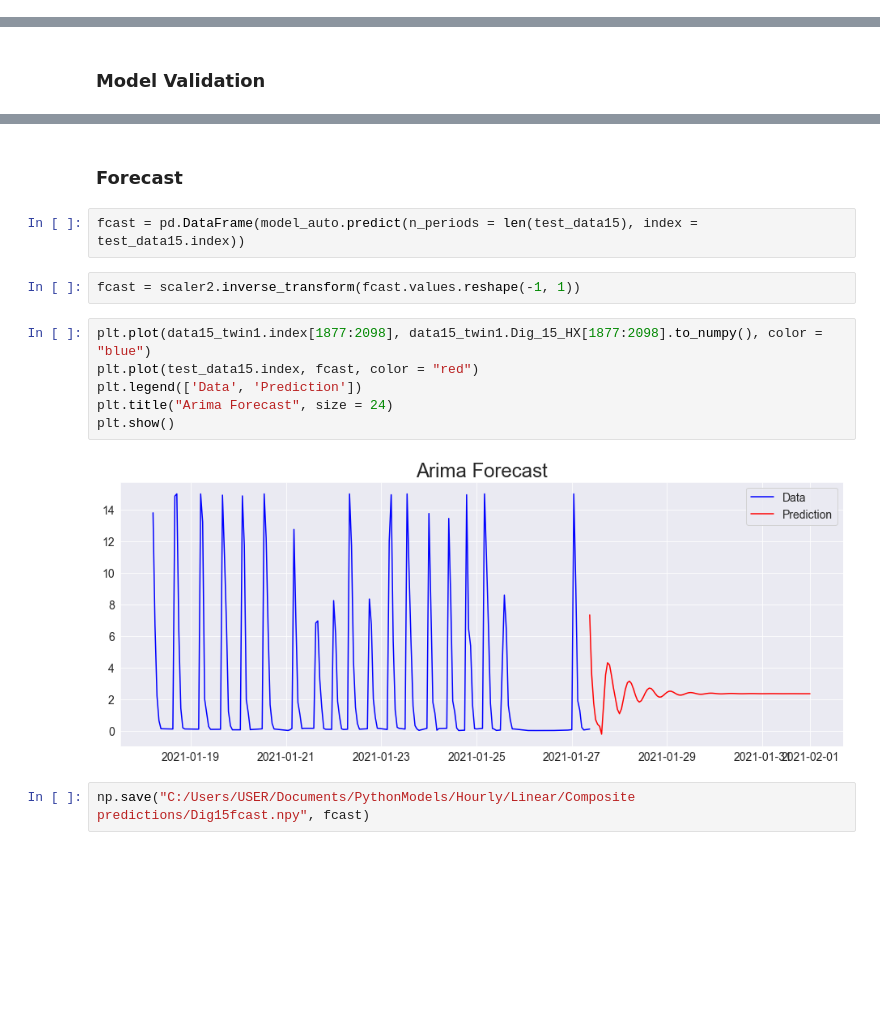
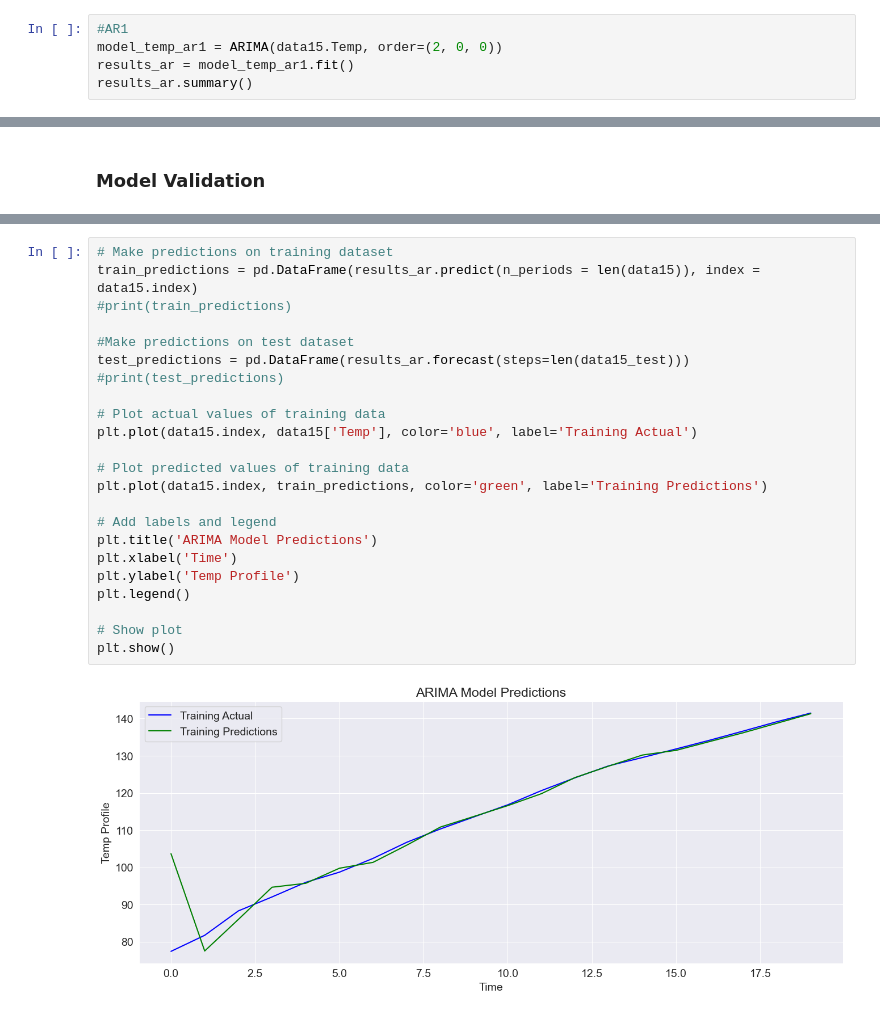
Before and after one commit to DaviesHub/linear_timeseries_analysis, a Jupyter notebook: Dig15LinearAnalysis.ipynb, the cells around one changed output, grey strips where cells are left out. Drawn from its saved outputs; the diff is of its cells as text; blank space fills up the shorter version.

```diff
--- a/Dig15LinearAnalysis.ipynb
+++ b/Dig15LinearAnalysis.ipynb
@@ -247,0 +143,5 @@ plt.show()
+# %%
+#AR1
+model_temp_ar1 = ARIMA(data15.Temp, order=(2, 0, 0))
+results_ar = model_temp_ar1.fit()
+results_ar.summary()
@@ -295,16 +170,25 @@ np.save("C:/Users/USER/Documents/PythonModels/Hourly/Linear/Composite prediction
-# %% [markdown]
-### Forecast
-# %%
-fcast = pd.DataFrame(model_auto.predict(n_periods = len(test_data15), index = test_data15.index))
-# %%
-fcast = scaler2.inverse_transform(fcast.values.reshape(-1, 1))
-# %%
-plt.plot(data15_twin1.index[1877:2098], data15_twin1.Dig_15_HX[1877:2098].to_numpy(), color = "blue")
-plt.plot(test_data15.index, fcast, color = "red")
-plt.legend(['Data', 'Prediction'])
-plt.title("Arima Forecast", size = 24)
-plt.show()
-# %% [output]
-[figure, removed]
-# %%
-np.save("C:/Users/USER/Documents/PythonModels/Hourly/Linear/Composite predictions/Dig15fcast.npy", fcast)
+# %%
+# Make predictions on training dataset
+train_predictions = pd.DataFrame(results_ar.predict(n_periods = len(data15)), index = data15.index)
+#print(train_predictions)
+
+#Make predictions on test dataset
+test_predictions = pd.DataFrame(results_ar.forecast(steps=len(data15_test)))
+#print(test_predictions)
+
+# Plot actual values of training data
+plt.plot(data15.index, data15['Temp'], color='blue', label='Training Actual')
+
+# Plot predicted values of training data
+plt.plot(data15.index, train_predictions, color='green', label='Training Predictions')
+
+# Add labels and legend
+plt.title('ARIMA Model Predictions')
+plt.xlabel('Time')
+plt.ylabel('Temp Profile')
+plt.legend()
+
+# Show plot
+plt.show()
+# %% [output]
+[figure, added]
```
Also changed, not shown: parts of 35 cells of this notebook, 1 other file.
